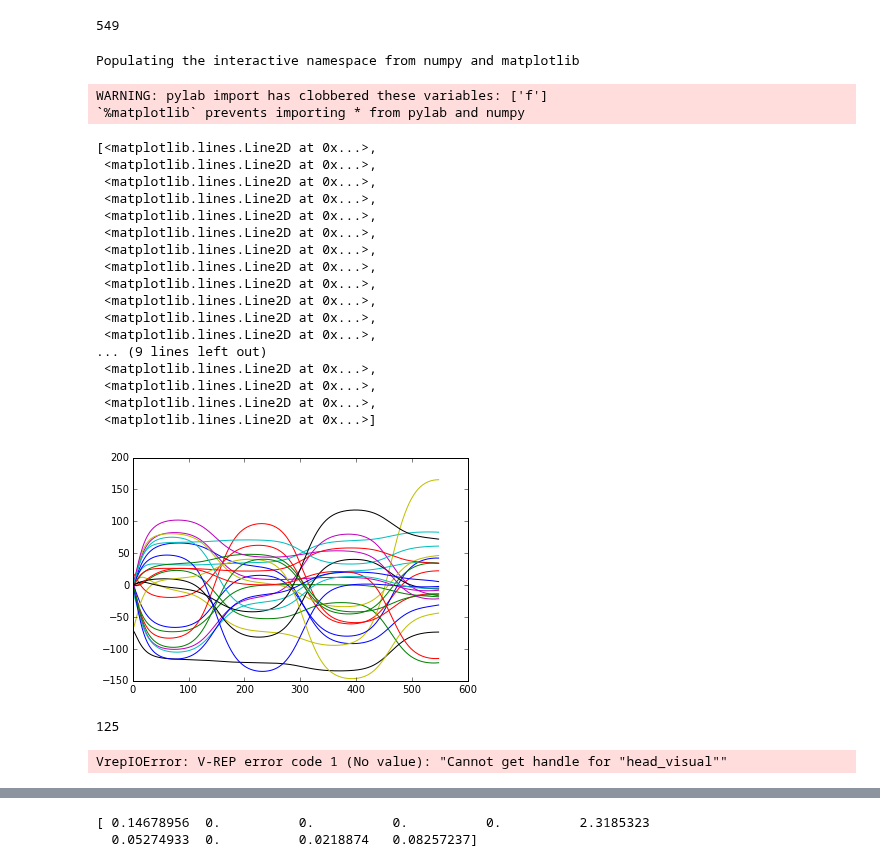
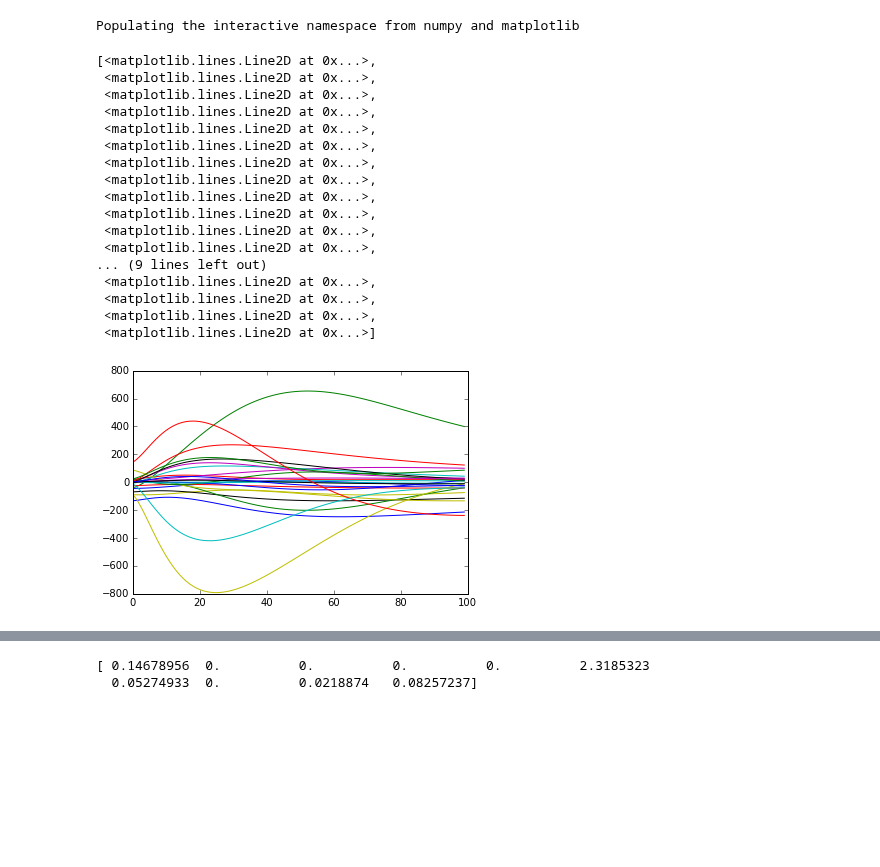
Before and after one commit to flowersteam/explauto, a Jupyter notebook: notebook/monte-ta-tete.ipynb, the cells around one changed output, grey strips where cells are left out. Drawn from its saved outputs; the diff is of its cells as text; code cells hidden in the pictures; blank space fills up the shorter version.

```diff
--- a/notebook/monte-ta-tete.ipynb
+++ b/notebook/monte-ta-tete.ipynb
@@ -79,34 +81,29 @@ class DmpAgent(Agent):
-# %%
-int(len(mov) * (7./8.))
-# %% [output]
-549
 # %%
 %pylab inline
-mov = ag.motor_primitive(hstack((10000*randn(100))))[:, :]
+from explauto.utils import rand_bounds
+mov = ag.motor_primitive(rand_bounds(ag.conf.m_bounds)[0]) #  hstack((10000*randn(100))))[:, :]
 # mov = ag.motor_primitive(m_rand)[:, :]
 plot(mov)
 # %% [output]
 Populating the interactive namespace from numpy and matplotlib
-WARNING: pylab import has clobbered these variables: ['f']
-`%matplotlib` prevents importing * from pylab and numpy
+[<matplotlib.lines.Line2D at 0x...>,
+ <matplotlib.lines.Line2D at 0x...>,
+ <matplotlib.lines.Line2D at 0x...>,
+ <matplotlib.lines.Line2D at 0x...>,
+ <matplotlib.lines.Line2D at 0x...>,
+ <matplotlib.lines.Line2D at 0x...>,
+ <matplotlib.lines.Line2D at 0x...>,
+ <matplotlib.lines.Line2D at 0x...>,
+ <matplotlib.lines.Line2D at 0x...>,
+ <matplotlib.lines.Line2D at 0x...>,
+ <matplotlib.lines.Line2D at 0x...>,
+ <matplotlib.lines.Line2D at 0x...>,
+... (9 lines left out)
+ <matplotlib.lines.Line2D at 0x...>,
+ <matplotlib.lines.Line2D at 0x...>,
+ <matplotlib.lines.Line2D at 0x...>,
+ <matplotlib.lines.Line2D at 0x...>]
-[<matplotlib.lines.Line2D at 0x...>,
- <matplotlib.lines.Line2D at 0x...>,
- <matplotlib.lines.Line2D at 0x...>,
- <matplotlib.lines.Line2D at 0x...>,
- <matplotlib.lines.Line2D at 0x...>,
- <matplotlib.lines.Line2D at 0x...>,
- <matplotlib.lines.Line2D at 0x...>,
- <matplotlib.lines.Line2D at 0x...>,
- <matplotlib.lines.Line2D at 0x...>,
- <matplotlib.lines.Line2D at 0x...>,
- <matplotlib.lines.Line2D at 0x...>,
- <matplotlib.lines.Line2D at 0x...>,
-... (9 lines left out)
- <matplotlib.lines.Line2D at 0x...>,
- <matplotlib.lines.Line2D at 0x...>,
- <matplotlib.lines.Line2D at 0x...>,
- <matplotlib.lines.Line2D at 0x...>]
-[figure, old version]
+[figure, new version]
 # %%
 for m in mov:
     pos = dict(zip(env.motors, m))
@@ -139,9 +137,5 @@ poppy_ag = {
 
 from explauto.utils.config import make_configuration
 poppy_ag_conf = make_configuration(**poppy_ag)
-# %%
-len(poppy_ag['m_mins'])
-# %% [output]
-125
 # %%
 from explauto import SensorimotorModel, InterestModel
@@ -160,13 +158,13 @@ ag.dmp.motor = default
 # %%
-bootstap_range_div = 1.
+bootstap_range_div = 28.
 conf = make_configuration(ag.conf.m_mins/bootstap_range_div, ag.conf.m_maxs / bootstap_range_div, ag.conf.s_mins/bootstap_range_div, ag.conf.s_maxs/bootstap_range_div)
 #t_reset = 0.8
+from numpy.random import randn
 
 from explauto.utils import rand_bounds
 m_rand = rand_bounds(conf.m_bounds, n=4)
 for m in m_rand:
+    m[-n_dmps:] = default[:n_dmps] + motor_ranges * randn(n_dmps) / bootstap_range_div
     mov = ag.motor_primitive(m)
     s = env.update(mov)
     ag.sensorimotor_model.update(m, [s[-1]])
-# %% [output]
-VrepIOError: V-REP error code 1 (No value): "Cannot get handle for "head_visual""
```
Also changed, not shown: parts of 18 cells of this notebook, 1 other file.
